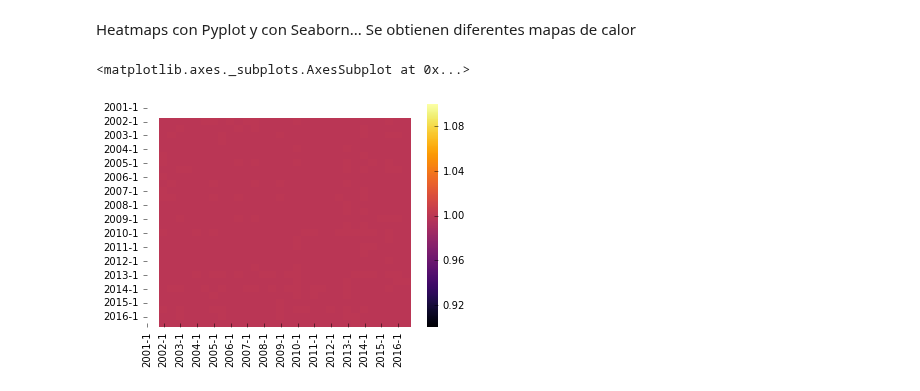
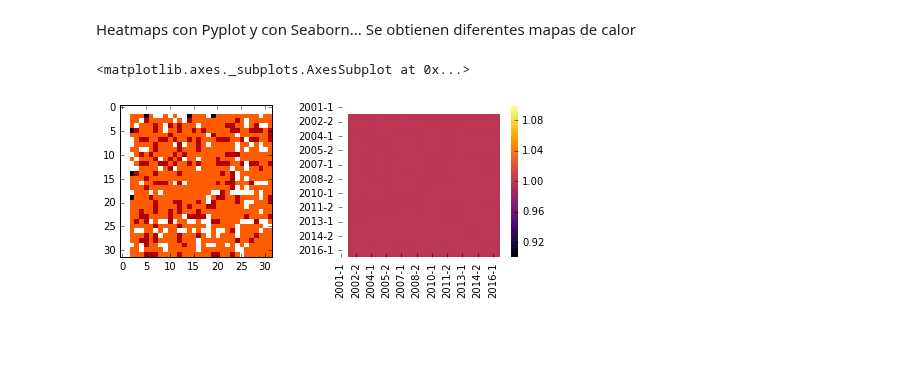
Before and after one commit to AronForero/ICFESProject, a Jupyter notebook: Descriptive_Analisis/SPADIES.ipynb, the cells around one changed output. Cells and saved outputs as stored; diff of their text form; code cells hidden in the pictures; blank space fills up the shorter version.

```diff
--- a/Descriptive_Analisis/SPADIES.ipynb
+++ b/Descriptive_Analisis/SPADIES.ipynb
@@ -76,8 +80,11 @@ Cor_D_Anual = D_Anual.corr()
 # %% [markdown]
 Heatmaps con Pyplot y con Seaborn... Se obtienen diferentes mapas de calor
 # %%
-#plt.imshow(Cor_D_Anual, cmap="hot", interpolation="nearest")
-#sns.heatmap(Cor_D_Anual, cmap="inferno")
+plt.figure(figsize=(8,6))
+plt.subplot(221)
+plt.imshow(Cor_D_Anual, cmap="hot", interpolation="nearest")
+plt.subplot(222)
+sns.heatmap(Cor_D_Anual, cmap="inferno")
 # %% [output]
 <matplotlib.axes._subplots.AxesSubplot at 0x...>
-[figure, old version]
+[figure, new version]
```
Also changed, not shown: parts of 3 cells of this notebook.
